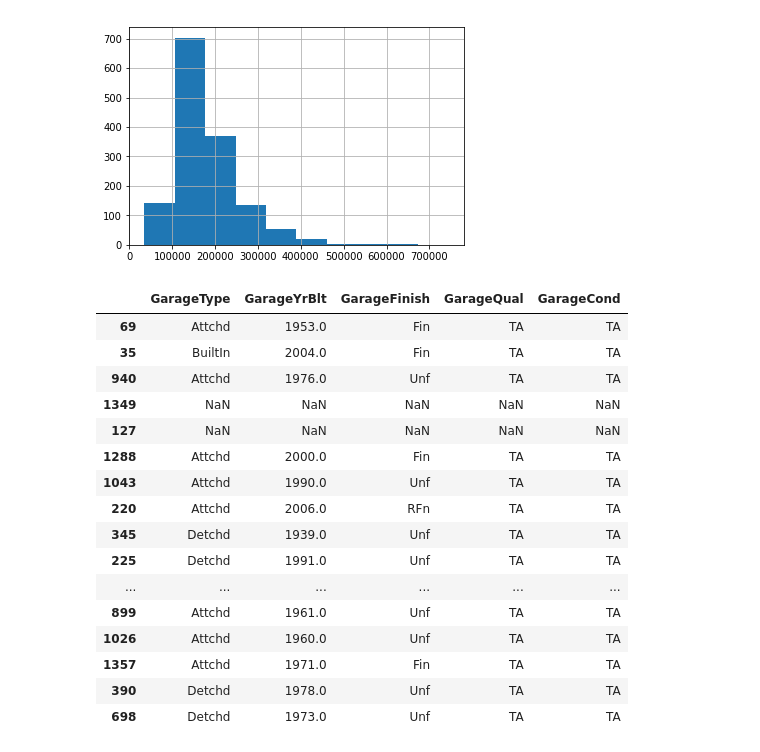
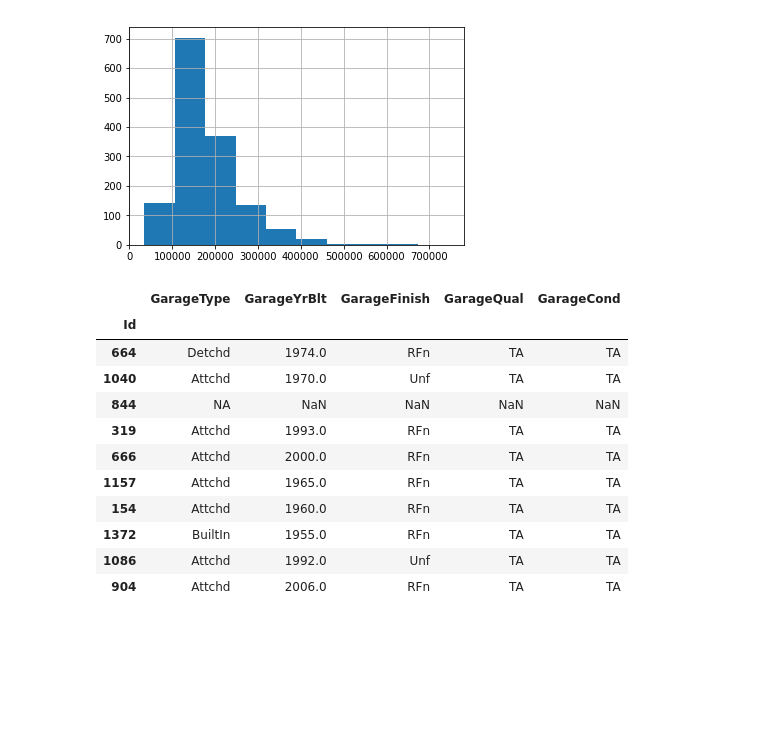
Before and after one commit to afcarl/house-prices, a Jupyter notebook: house_price_predictions.ipynb, the cells around one changed output. Cells and saved outputs as stored; diff of their text form; code cells hidden in the pictures; blank space fills up the shorter version.

```diff
--- a/house_price_predictions.ipynb
+++ b/house_price_predictions.ipynb
@@ -30,0 +20,10 @@ df_raw.head()
+# %%
+df_raw_train = pd.read_csv('train.csv', index_col='Id')
+print('Loaded training data with {} rows and {} columns'.format(
+    df_raw_train.shape[0], df_raw_train.shape[1]))
+
+# separate target and input features
+y = df_raw_train.SalePrice.values
+X_df_raw_train = df_raw_train[[col for col in df_raw_train.columns if col != 'SalePrice']].copy()
+
+X_df_raw_train.head()
@@ -217,4 +292,6 @@ Index(['LotFrontage', 'Alley', 'MasVnrType', 'MasVnrArea', 'BsmtQual',
        'GarageFinish', 'GarageQual', 'GarageCond', 'PoolQC', 'Fence',
        'MiscFeature'],
       dtype='object')
+# %%
+df_raw_train.GarageType.fillna('NA', inplace=True)
 # %%
@@ -256,0 +342,3 @@ Name: Id, dtype: int64
+# %%
+df_raw_train.RoofMatl.fillna('NA', inplace=True)
+df_raw_train.groupby('RoofMatl').OverallQual.count()
@@ -264,22 +363,17 @@ df_raw.loc[df_raw.RoofMatl == 'CompShg'].SalePrice.hist();
 # %% [output]
 [figure]
 # %%
-df_raw[['GarageType', 'GarageYrBlt', 'GarageFinish', 'GarageQual', 'GarageCond']].sample(20)
+df_raw_train[['GarageType', 'GarageYrBlt', 'GarageFinish', 'GarageQual', 'GarageCond']].sample(10)
 # %% [output]
 |  | GarageType | GarageYrBlt | GarageFinish | GarageQual | GarageCond |
-| 69 | Attchd | 1953.0 | Fin | TA | TA |
-| 35 | BuiltIn | 2004.0 | Fin | TA | TA |
-| 940 | Attchd | 1976.0 | Unf | TA | TA |
-| 1349 | NaN | NaN | NaN | NaN | NaN |
-| 127 | NaN | NaN | NaN | NaN | NaN |
-| 1288 | Attchd | 2000.0 | Fin | TA | TA |
-| 1043 | Attchd | 1990.0 | Unf | TA | TA |
-| 220 | Attchd | 2006.0 | RFn | TA | TA |
-| 345 | Detchd | 1939.0 | Unf | TA | TA |
-| 225 | Detchd | 1991.0 | Unf | TA | TA |
-| ... | ... | ... | ... | ... | ... |
-| 899 | Attchd | 1961.0 | Unf | TA | TA |
-| 1026 | Attchd | 1960.0 | Unf | TA | TA |
-| 1357 | Attchd | 1971.0 | Fin | TA | TA |
-| 390 | Detchd | 1978.0 | Unf | TA | TA |
-| 698 | Detchd | 1973.0 | Unf | TA | TA |
+| Id |  |  |  |  |  |
+| 664 | Detchd | 1974.0 | RFn | TA | TA |
+| 1040 | Attchd | 1970.0 | Unf | TA | TA |
+| 844 | NA | NaN | NaN | NaN | NaN |
+| 319 | Attchd | 1993.0 | RFn | TA | TA |
+| 666 | Attchd | 2000.0 | RFn | TA | TA |
+| 1157 | Attchd | 1965.0 | RFn | TA | TA |
+| 154 | Attchd | 1960.0 | RFn | TA | TA |
+| 1372 | BuiltIn | 1955.0 | RFn | TA | TA |
+| 1086 | Attchd | 1992.0 | Unf | TA | TA |
+| 904 | Attchd | 2006.0 | RFn | TA | TA |
```
Also changed, not shown: parts of 37 cells of this notebook.
